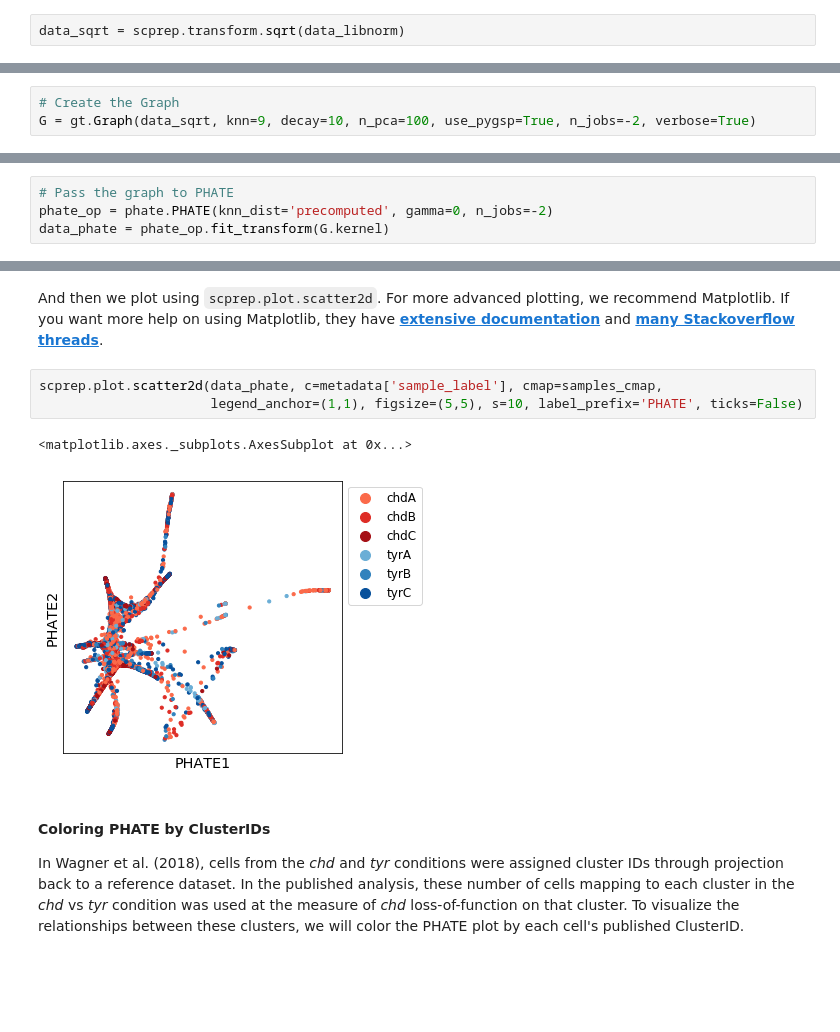
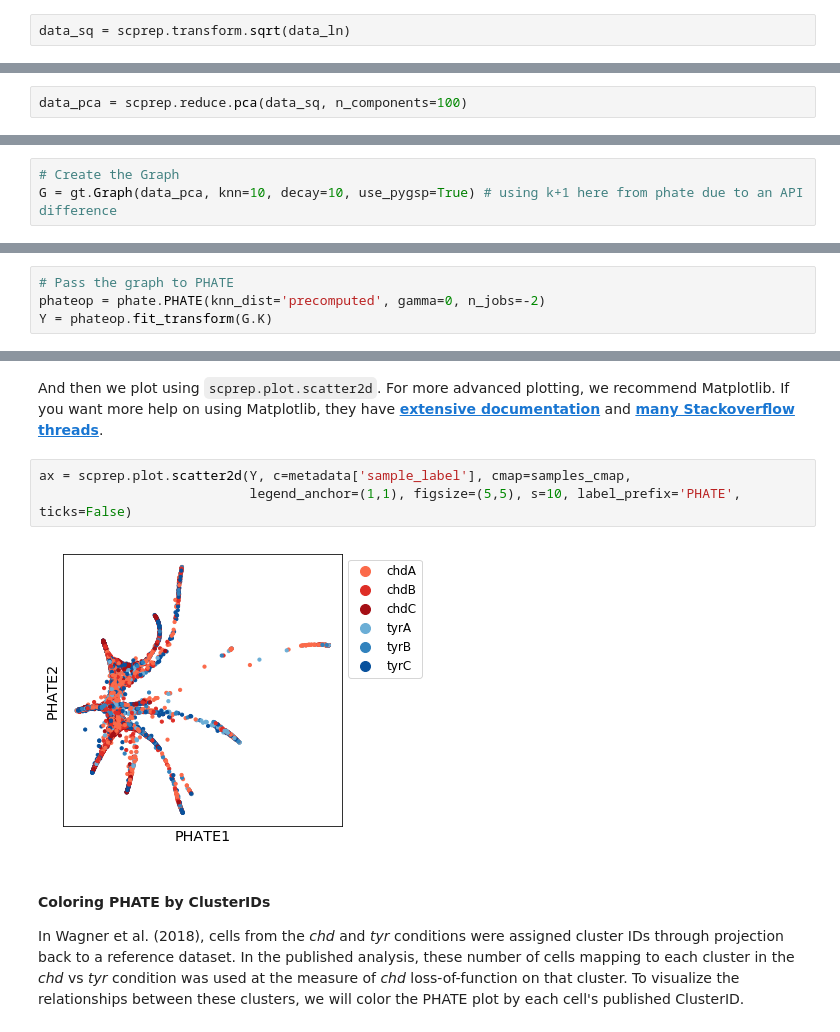
Before and after one commit to KrishnaswamyLab/MELD, a Jupyter notebook: notebooks/Wagner2018_Chordin_Cas9_Mutagenesis.ipynb, the cells around one changed output, grey strips where cells are left out. Drawn from its saved outputs; the diff is of its cells as text; blank space fills up the shorter version.

```diff
--- a/notebooks/Wagner2018_Chordin_Cas9_Mutagenesis.ipynb
+++ b/notebooks/Wagner2018_Chordin_Cas9_Mutagenesis.ipynb
@@ -271,4 +237,4 @@ In scRNA-seq analysis, the data is often $\log$-transformed. This typically requ
 
 There are a number of transformations implemented in [`scprep.transform`](https://scprep.readthedocs.io/en/stable/reference.html#module-scprep.transform).
 # %%
-data_sqrt = scprep.transform.sqrt(data_libnorm)
+data_sq = scprep.transform.sqrt(data_ln)
@@ -275,3 +245,5 @@ data_sqrt = scprep.transform.sqrt(data_libnorm)
+# %%
+data_pca = scprep.reduce.pca(data_sq, n_components=100)
 # %% [markdown]
 ## 3. Embedding Data Using PHATE
 
@@ -302,4 +274,4 @@ We will use a basic set of parameters here, but for more information check out [
 ](https://graphtools.readthedocs.io/en/stable/).
 # %%
 # Create the Graph
-G = gt.Graph(data_sqrt, knn=9, decay=10, n_pca=100, use_pygsp=True, n_jobs=-2, verbose=True)
+G = gt.Graph(data_pca, knn=10, decay=10, use_pygsp=True) # using k+1 here from phate due to an API difference
@@ -313,6 +278,6 @@ Calculated affinities in 46.14 seconds.
 # %%
 # Pass the graph to PHATE
-phate_op = phate.PHATE(knn_dist='precomputed', gamma=0, n_jobs=-2)
-data_phate = phate_op.fit_transform(G.kernel)
+phateop = phate.PHATE(knn_dist='precomputed', gamma=0, n_jobs=-2)
+Y = phateop.fit_transform(G.K)
 # %% [output]
 Calculating PHATE...
@@ -346,11 +310,10 @@ samples_cmap = {'chdA' : '#fb6a4a',
 # %% [markdown]
 And then we plot using `scprep.plot.scatter2d`. For more advanced plotting, we recommend Matplotlib. If you want more help on using Matplotlib, they have [**extensive documentation**](https://matplotlib.org/tutorials/index.html) and [**many Stackoverflow threads**](https://stackoverflow.com/questions/tagged/matplotlib).
 # %%
-scprep.plot.scatter2d(data_phate, c=metadata['sample_label'], cmap=samples_cmap,
-                      legend_anchor=(1,1), figsize=(5,5), s=10, label_prefix='PHATE', ticks=False)
+ax = scprep.plot.scatter2d(Y, c=metadata['sample_label'], cmap=samples_cmap,
+                           legend_anchor=(1,1), figsize=(5,5), s=10, label_prefix='PHATE', ticks=False)
 # %% [output]
-<matplotlib.axes._subplots.AxesSubplot at 0x...>
-[figure, old version]
+[figure, new version]
 # %% [markdown]
 #### Coloring PHATE by ClusterIDs
 
```
Also changed, not shown: parts of 72 cells of this notebook, 1 other file.
